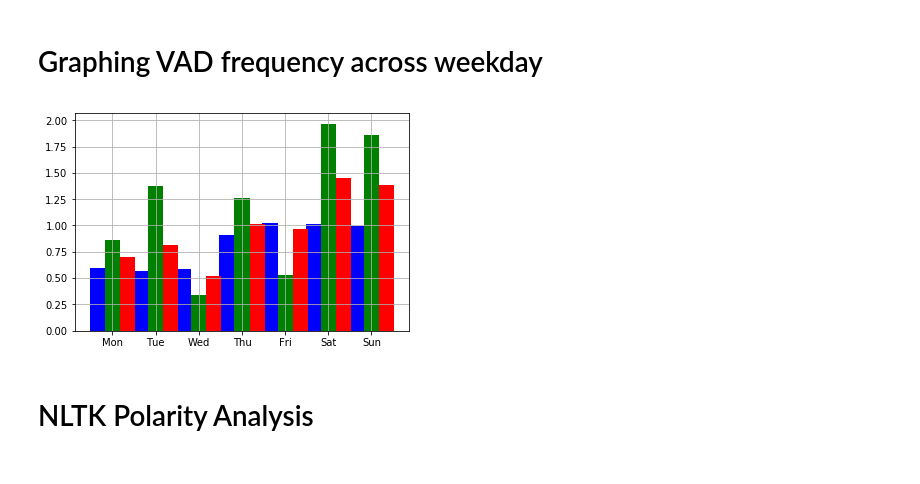
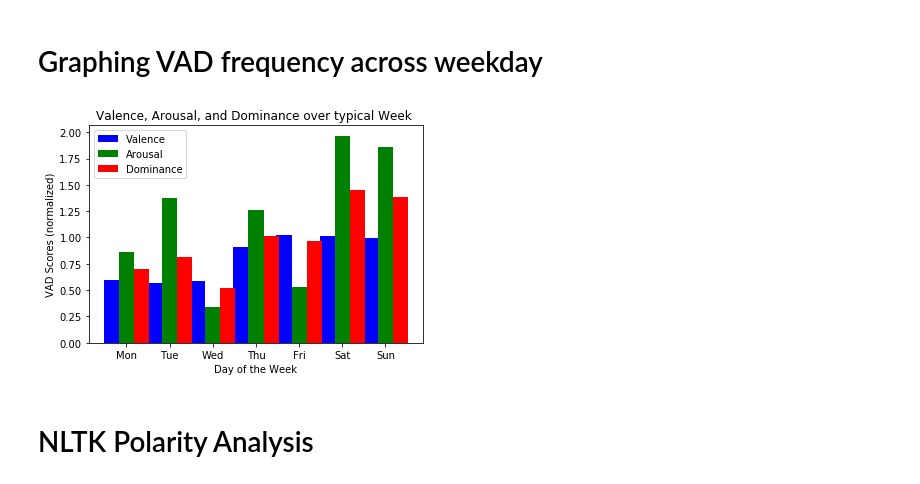
Before and after one commit to tyfarnan/UCSD_Wellness, a Jupyter notebook: analysis/NEW_sentiment analysis.ipynb, the cells around one changed output. Saved outputs shown, nothing was run; the diff lists cells and outputs as text; code cells hidden in the pictures.

Commit message:
new images

```diff
--- a/analysis/NEW_sentiment analysis.ipynb
+++ b/analysis/NEW_sentiment analysis.ipynb
@@ -277,22 +277,26 @@ dominance = weekday_dominance_sum/weekday_dominance_count
 # %%
 fig, ax = plt.subplots()
 index = np.arange(7)
 bar_width =0.5
 w = 0.35
-ax.bar(index-w, valence.values-10, width=w, color='b', align='center')
-ax.bar(index, arousal.values-10, width=w, color='g', align='center')
-ax.bar(index+w, dominance.values-10, width=w, color='r', align='center')
+ax.bar(index-w, valence.values-10, width=w, color='b', align='center',label="Valence")
+ax.bar(index, arousal.values-10, width=w, color='g', align='center', label="Arousal")
+ax.bar(index+w, dominance.values-10, width=w, color='r', align='center', label="Dominance")
 # ax.bar(list(weekday_distri.index))
 # plt.bar(index, weekday_valence.values)
 # plt.bar(index+bar_width, weekday_arousal.values)
 # plt.bar(index+bar_width*2, weekday_dominance.values)
 # ax.set(xlabel='weekday', ylabel='VAD score')
-ax.grid()
+ax.grid(False)
+plt.ylabel("VAD Scores (normalized)")
+plt.xlabel("Day of the Week")
 plt.xticks(index,list(weekday_valence_sum.index))
+plt.legend()
+plt.title('Valence, Arousal, and Dominance over typical Week ')
 fig.savefig("weekday.png")
 plt.show()
 # %% [output]
-[figure, old version]
+[figure, new version]
 # %% [markdown]
 # NLTK Polarity Analysis
 # %%
```
Also changed, not shown: parts of 17 cells of this notebook, 12 other files.
